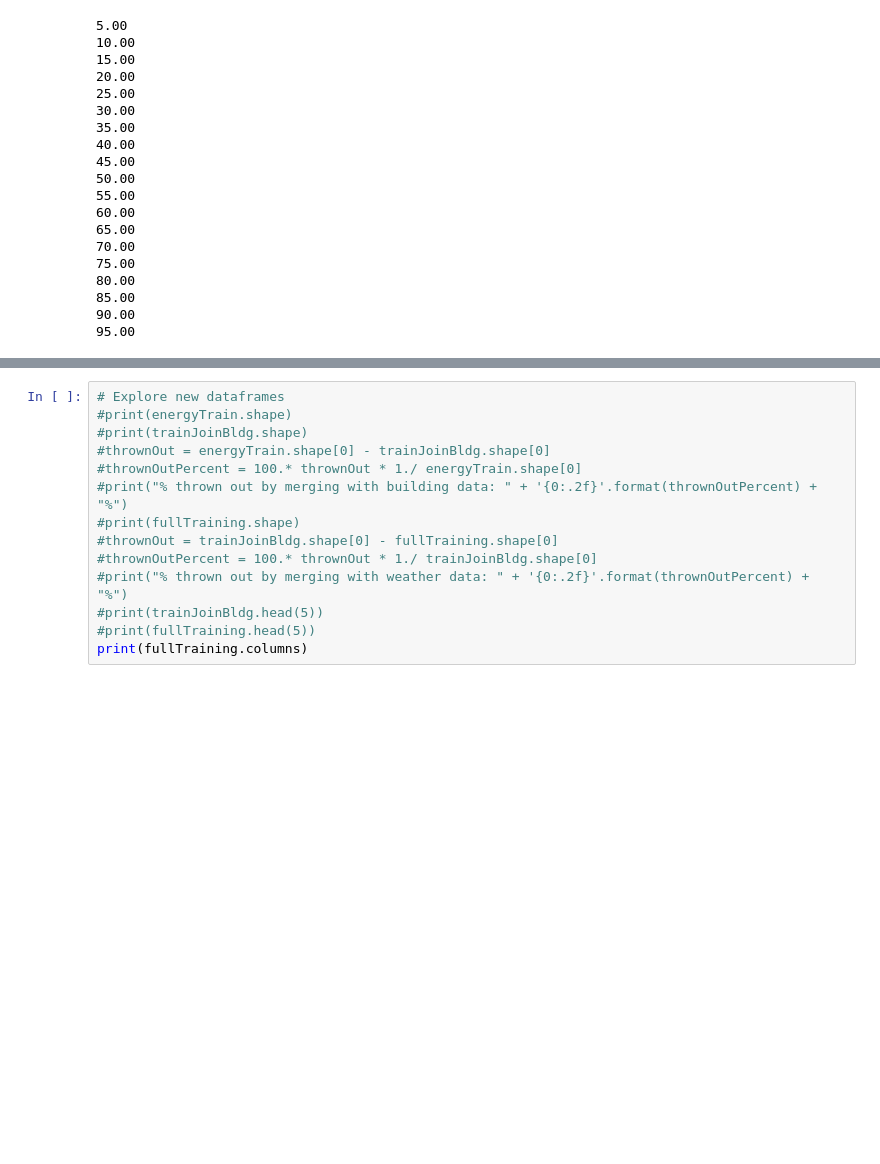
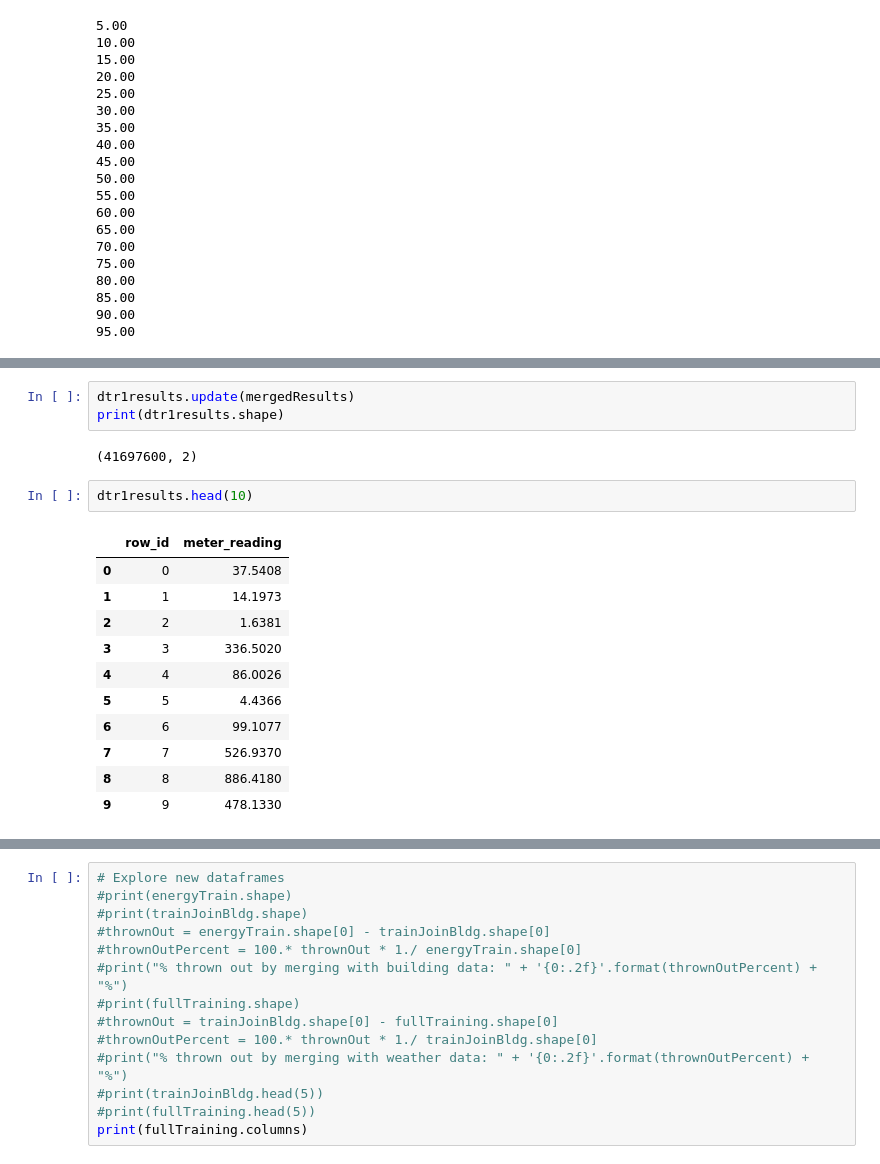
Before and after one commit to rupalisaini/energypredictor, a Jupyter notebook: energypredictor.ipynb, the cells around one changed output, grey strips where cells are left out. Drawn from its saved outputs; the diff is of its cells as text; blank space fills up the shorter version.

```diff
--- a/energypredictor.ipynb
+++ b/energypredictor.ipynb
@@ -443,0 +779,19 @@ outFile.close()
+# %%
+dtr1results.update(mergedResults)
+print(dtr1results.shape)
+# %% [output]
+(41697600, 2)
+# %%
+dtr1results.head(10)
+# %% [output]
+|  | row_id | meter_reading |
+| 0 | 0 | 37.5408 |
+| 1 | 1 | 14.1973 |
+| 2 | 2 | 1.6381 |
+| 3 | 3 | 336.5020 |
+| 4 | 4 | 86.0026 |
+| 5 | 5 | 4.4366 |
+| 6 | 6 | 99.1077 |
+| 7 | 7 | 526.9370 |
+| 8 | 8 | 886.4180 |
+| 9 | 9 | 478.1330 |
```
Also changed, not shown: parts of 22 cells of this notebook.
